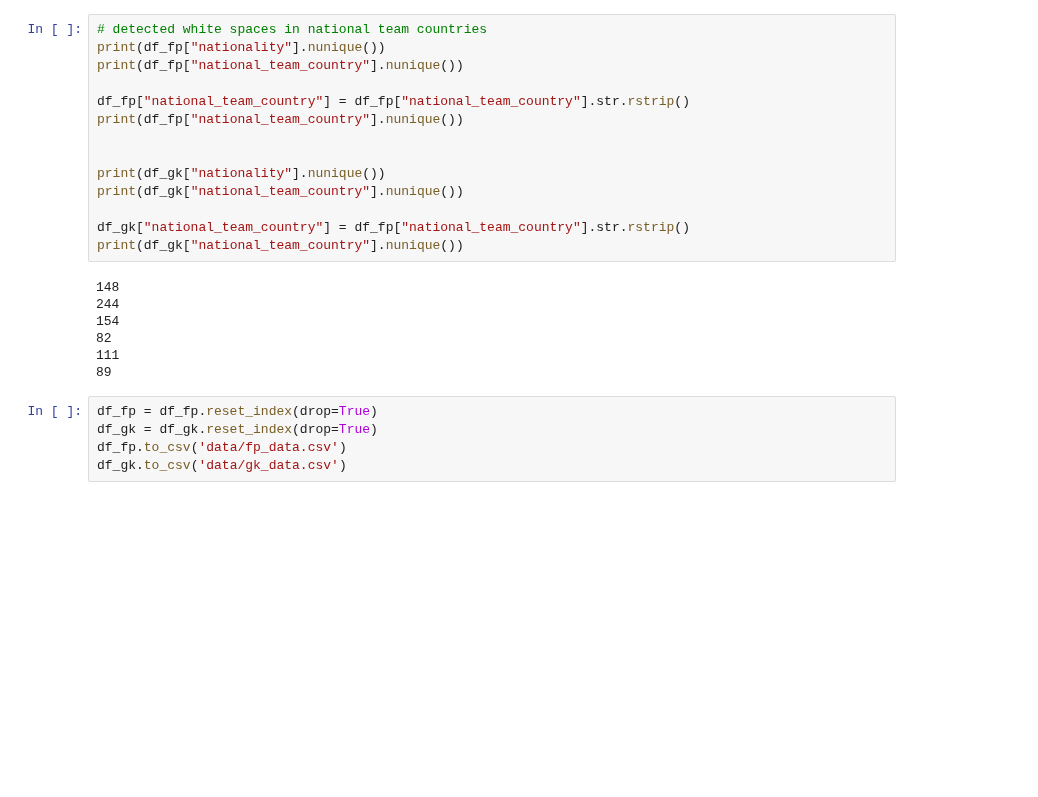
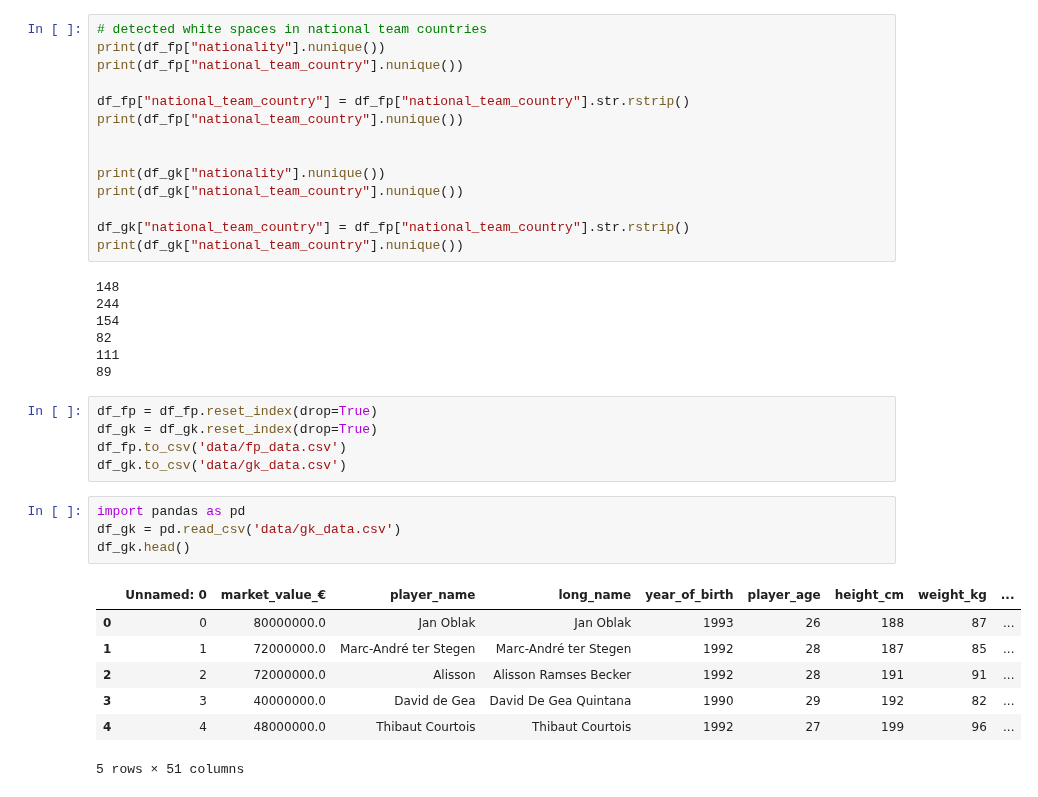
Before and after one commit to fabwerk90/FIFA-20---Market-value-prediction, a Jupyter notebook: d_data_cleaning.ipynb, the cells around one changed output. Cells and saved outputs as stored; diff of their text form; blank space fills up the shorter version.

```diff
--- a/d_data_cleaning.ipynb
+++ b/d_data_cleaning.ipynb
@@ -581,3 +581,15 @@ df_fp = df_fp.reset_index(drop=True)
 df_gk = df_gk.reset_index(drop=True)
 df_fp.to_csv('data/fp_data.csv')
 df_gk.to_csv('data/gk_data.csv')
+# %%
+import pandas as pd
+df_gk = pd.read_csv('data/gk_data.csv')
+df_gk.head()
+# %% [output]
+|  | Unnamed: 0 | market_value_€ | player_name | long_name | year_of_birth | player_age | height_cm | weight_kg | ... |
+| 0 | 0 | 80000000.0 | Jan Oblak | Jan Oblak | 1993 | 26 | 188 | 87 | ... |
+| 1 | 1 | 72000000.0 | Marc-André ter Stegen | Marc-André ter Stegen | 1992 | 28 | 187 | 85 | ... |
+| 2 | 2 | 72000000.0 | Alisson | Alisson Ramses Becker | 1992 | 28 | 191 | 91 | ... |
+| 3 | 3 | 40000000.0 | David de Gea | David De Gea Quintana | 1990 | 29 | 192 | 82 | ... |
+| 4 | 4 | 48000000.0 | Thibaut Courtois | Thibaut Courtois | 1992 | 27 | 199 | 96 | ... |
+5 rows × 51 columns
```
